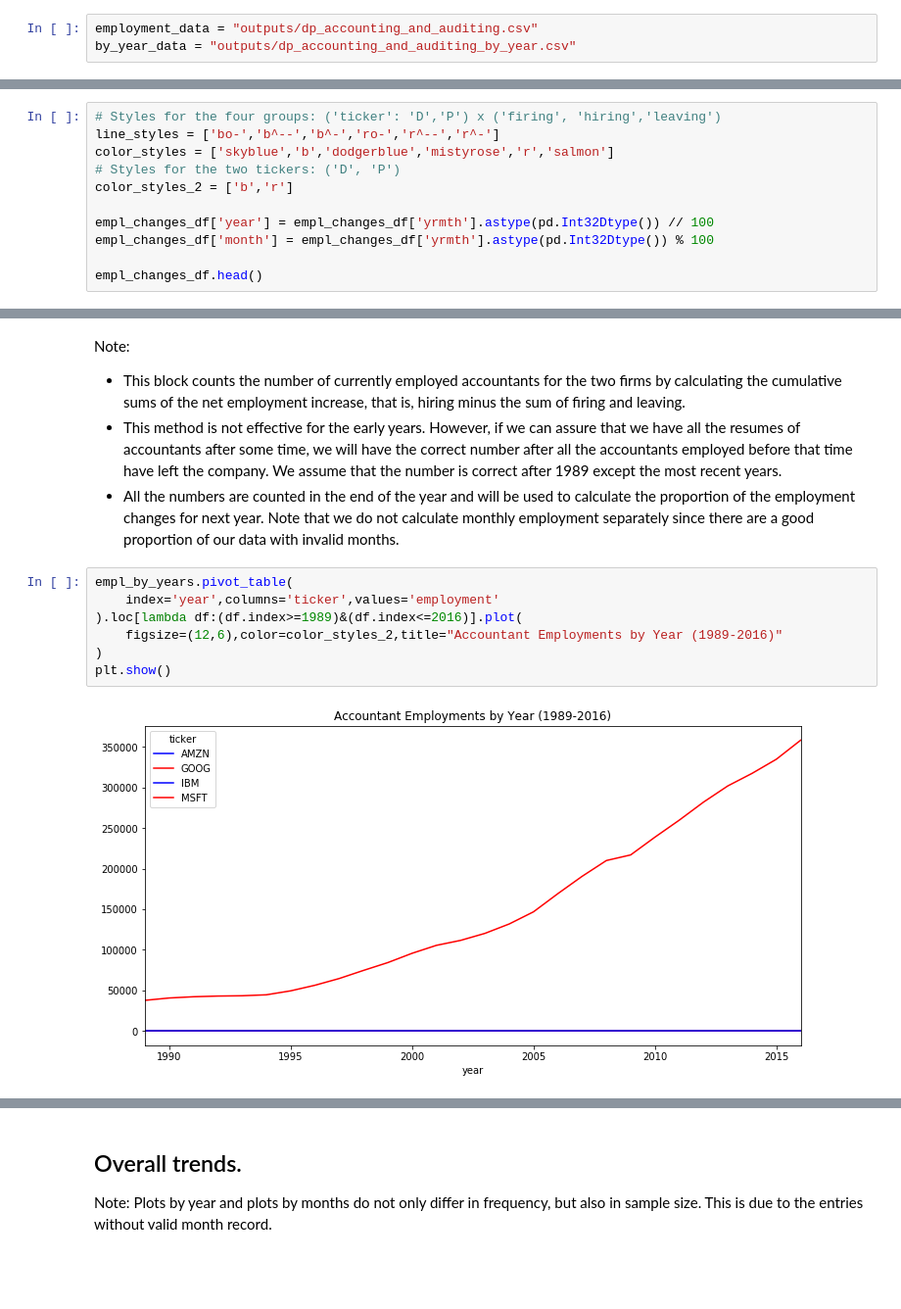
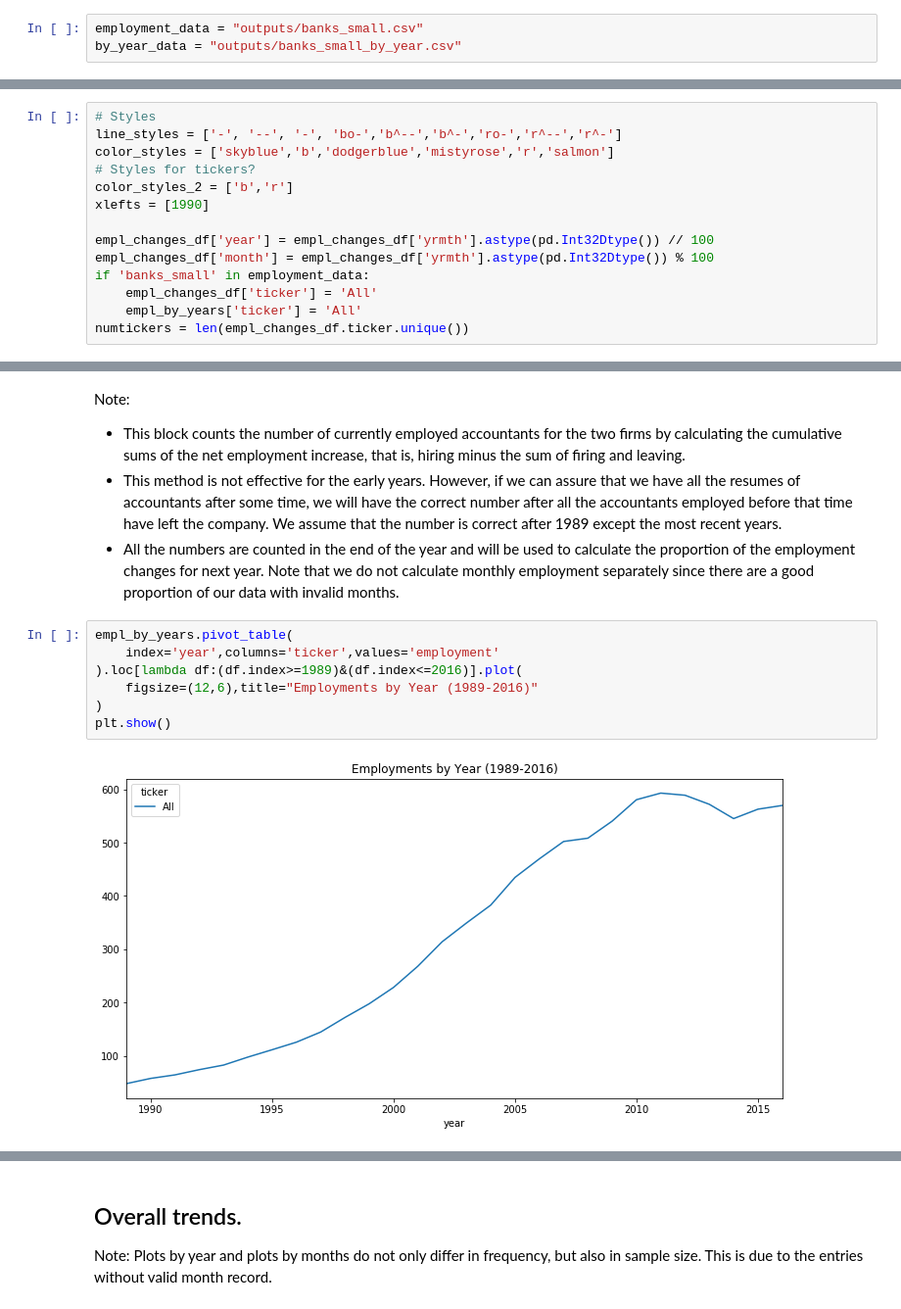
Before and after one commit to hodsonjames/employment, a Jupyter notebook: tech-jobs/summary_stats/Summary Statistics.ipynb, the cells around one changed output, grey strips where cells are left out. Shown at 98% size. Cells and saved outputs as stored; diff of their text form; blank space fills up the shorter version.

```diff
--- a/tech-jobs/summary_stats/Summary Statistics.ipynb
+++ b/tech-jobs/summary_stats/Summary Statistics.ipynb
@@ -59,21 +60,24 @@ Definition of employment change types: When only employment records are consider
 - `firing` if it changed its company from one of the two companies to `TIME_OFF` and stayed in `TIME_OFF` for more than 100 days;
 - `leaving` if it changed its company from one of the two companies and not recogized as `firing`.
 # %%
-employment_data = "outputs/dp_accounting_and_auditing.csv"
-by_year_data = "outputs/dp_accounting_and_auditing_by_year.csv"
+employment_data = "outputs/banks_small.csv"
+by_year_data = "outputs/banks_small_by_year.csv"
 # %%
 empl_changes_df = pd.read_csv(employment_data)
 empl_by_years = pd.read_csv(by_year_data)
 # %% [markdown]
 # Summarize and plot.
 # %%
-# Styles for the four groups: ('ticker': 'D','P') x ('firing', 'hiring','leaving')
-line_styles = ['bo-','b^--','b^-','ro-','r^--','r^-']
+# Styles
+line_styles = ['-', '--', '-', 'bo-','b^--','b^-','ro-','r^--','r^-']
 color_styles = ['skyblue','b','dodgerblue','mistyrose','r','salmon']
-# Styles for the two tickers: ('D', 'P')
+# Styles for tickers?
 color_styles_2 = ['b','r']
+xlefts = [1990]
 
 empl_changes_df['year'] = empl_changes_df['yrmth'].astype(pd.Int32Dtype()) // 100
 empl_changes_df['month'] = empl_changes_df['yrmth'].astype(pd.Int32Dtype()) % 100
-
-empl_changes_df.head()
+if 'banks_small' in employment_data:
+    empl_changes_df['ticker'] = 'All'
+    empl_by_years['ticker'] = 'All'
+numtickers = len(empl_changes_df.ticker.unique())
@@ -94,9 +91,9 @@ Note:
 # %%
 empl_by_years.pivot_table(
     index='year',columns='ticker',values='employment'
 ).loc[lambda df:(df.index>=1989)&(df.index<=2016)].plot(
-    figsize=(12,6),color=color_styles_2,title="Accountant Employments by Year (1989-2016)"
+    figsize=(12,6),title="Employments by Year (1989-2016)"
 )
 plt.show()
 # %% [output]
-[figure, old version]
+[figure, new version]
```
Also changed, not shown: parts of 23 cells of this notebook, 2 other files.
